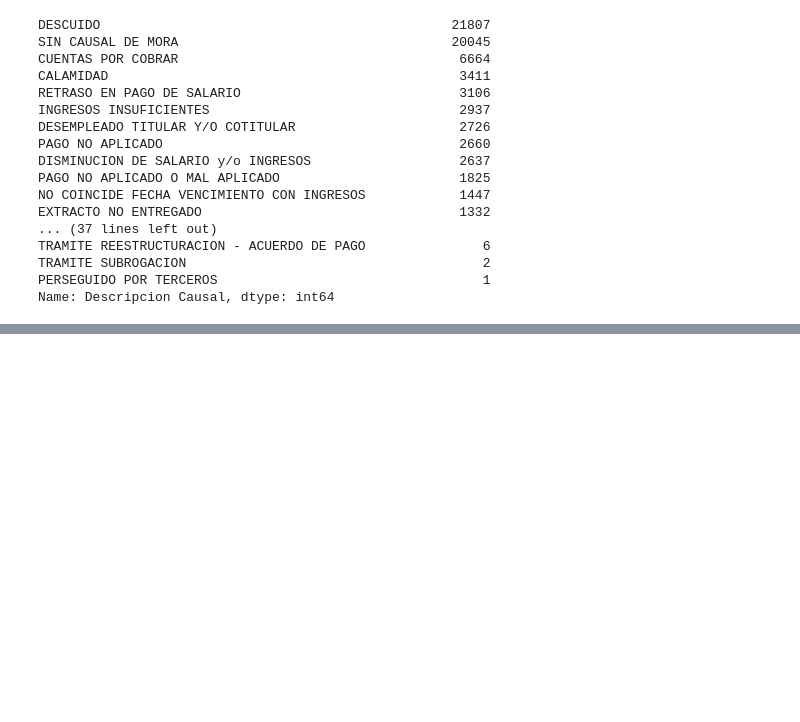
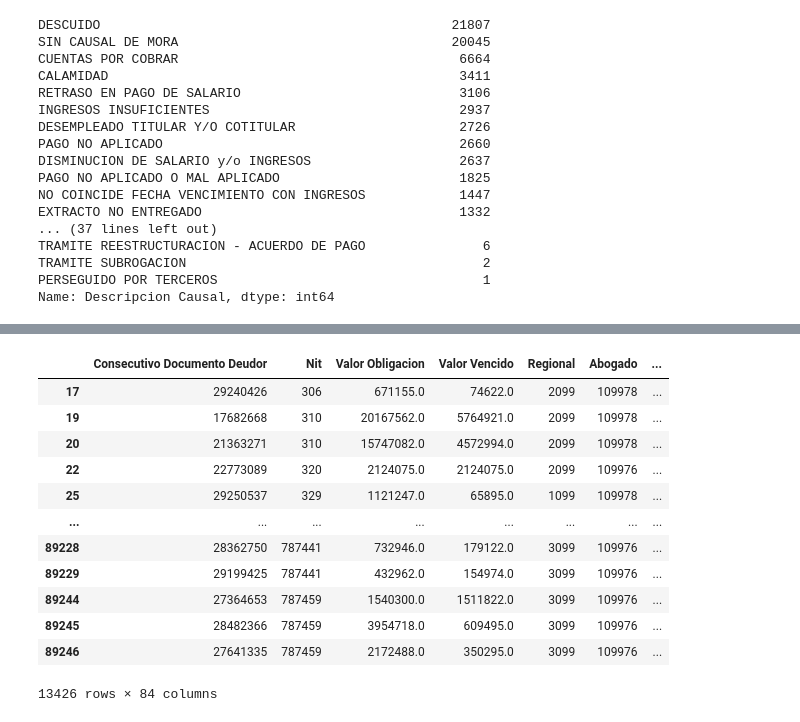
Before and after one commit to CarlosBaez11/RetoTecnologico-Eafit, a Jupyter notebook: Copia_de_ProyectoTecnologico.ipynb, the cells around one changed output, grey strips where cells are left out. Saved outputs shown, nothing was run; the diff lists cells and outputs as text; code cells hidden in the pictures; blank space fills up the shorter version.

Commit message:
ultima actualizacion de datos

```diff
--- a/Copia_de_ProyectoTecnologico.ipynb
+++ b/Copia_de_ProyectoTecnologico.ipynb
@@ -74,4 +74,7 @@ msn.bar(data)
 [figure]
 # %%
 data.drop(columns="Tipo De Producto", axis=1, inplace=True)
+# %%
+data.drop(columns="Dias Mora", axis=1, inplace=True) #eliminamos esta columna y nos quedamos solo con franja ya que en esta ultima se encuentra implica
+#el numero de dias de mora pero ya esta categorizado
 # %%
@@ -196,0 +236,2 @@ heatmap.set_title('Gráfico de correlación', fontdict={'fontsize':18}, pad=16);
+# %%
+data.drop(['PRODUCTO','FRANJA','Segmento','Cuadrante','Descripcion Causal',],axis=1,inplace=True)
@@ -196,0 +258,18 @@ heatmap.set_title('Gráfico de correlación', fontdict={'fontsize':18}, pad=16);
+# %%
+data["Fecha De Perfeccionamiento"]=data["Fecha De Perfeccionamiento"].dt.month
+# %%
+data[data["Nit"].duplicated()]
+# %% [output]
+|  | Consecutivo Documento Deudor | Nit | Valor Obligacion | Valor Vencido | Regional | Abogado | ... |
+| 17 | 29240426 | 306 | 671155.0 | 74622.0 | 2099 | 109978 | ... |
+| 19 | 17682668 | 310 | 20167562.0 | 5764921.0 | 2099 | 109978 | ... |
+| 20 | 21363271 | 310 | 15747082.0 | 4572994.0 | 2099 | 109978 | ... |
+| 22 | 22773089 | 320 | 2124075.0 | 2124075.0 | 2099 | 109976 | ... |
+| 25 | 29250537 | 329 | 1121247.0 | 65895.0 | 1099 | 109978 | ... |
+| ... | ... | ... | ... | ... | ... | ... | ... |
+| 89228 | 28362750 | 787441 | 732946.0 | 179122.0 | 3099 | 109976 | ... |
+| 89229 | 29199425 | 787441 | 432962.0 | 154974.0 | 3099 | 109976 | ... |
+| 89244 | 27364653 | 787459 | 1540300.0 | 1511822.0 | 3099 | 109976 | ... |
+| 89245 | 28482366 | 787459 | 3954718.0 | 609495.0 | 3099 | 109976 | ... |
+| 89246 | 27641335 | 787459 | 2172488.0 | 350295.0 | 3099 | 109976 | ... |
+13426 rows × 84 columns
```
Also changed, not shown: parts of 12 cells of this notebook.
